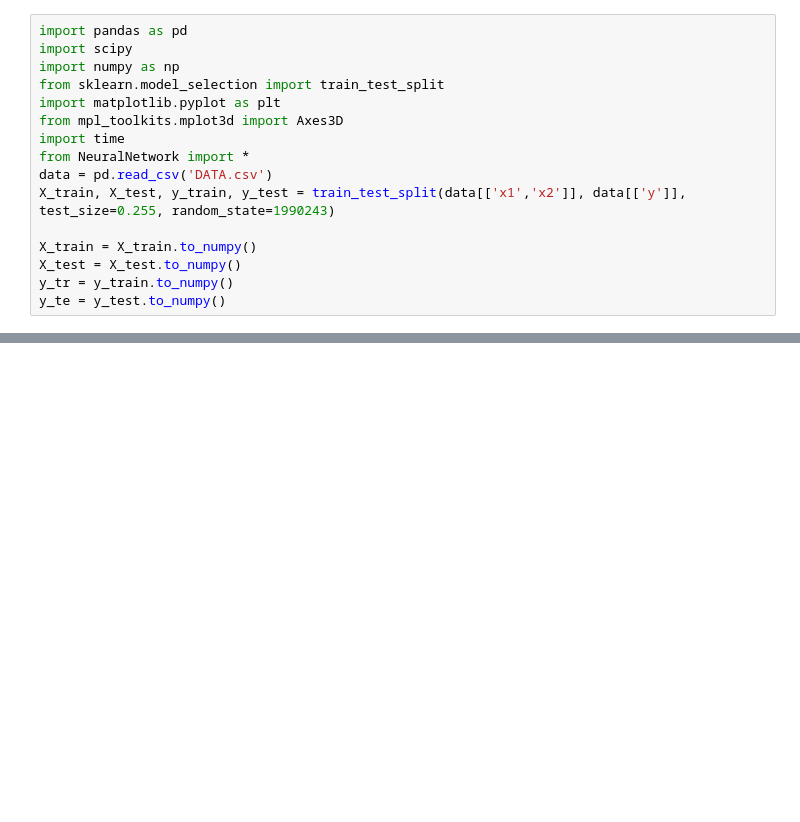
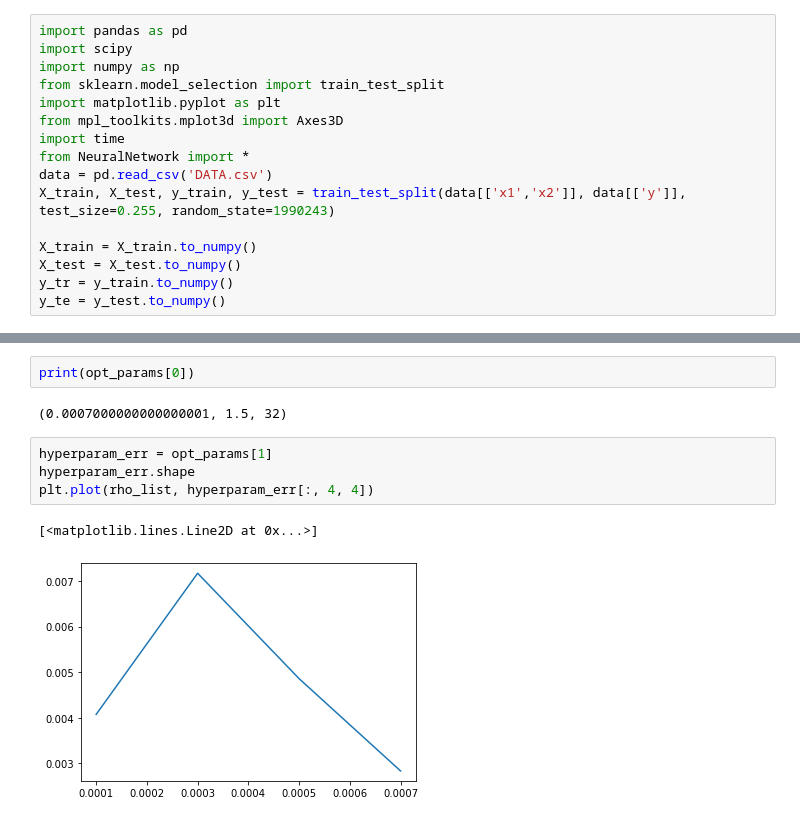
Before and after one commit to joonasrooben/OMML_JAB, a Jupyter notebook: 11/Untitled.ipynb, the cells around one changed output, grey strips where cells are left out. Cells and saved outputs as stored; diff of their text form; blank space fills up the shorter version.

```diff
--- a/11/Untitled.ipynb
+++ b/11/Untitled.ipynb
@@ -25,0 +24,11 @@ ValueError: operands could not be broadcast together with shapes (2500,) (64,2)
+# %%
+print(opt_params[0])
+# %% [output]
+(0.0007000000000000001, 1.5, 32)
+# %%
+hyperparam_err = opt_params[1]
+hyperparam_err.shape
+plt.plot(rho_list, hyperparam_err[:, 4, 4])
+# %% [output]
+[<matplotlib.lines.Line2D at 0x...>]
+[figure, added]
```
Also changed, not shown: parts of 3 cells of this notebook, 14 other files.
